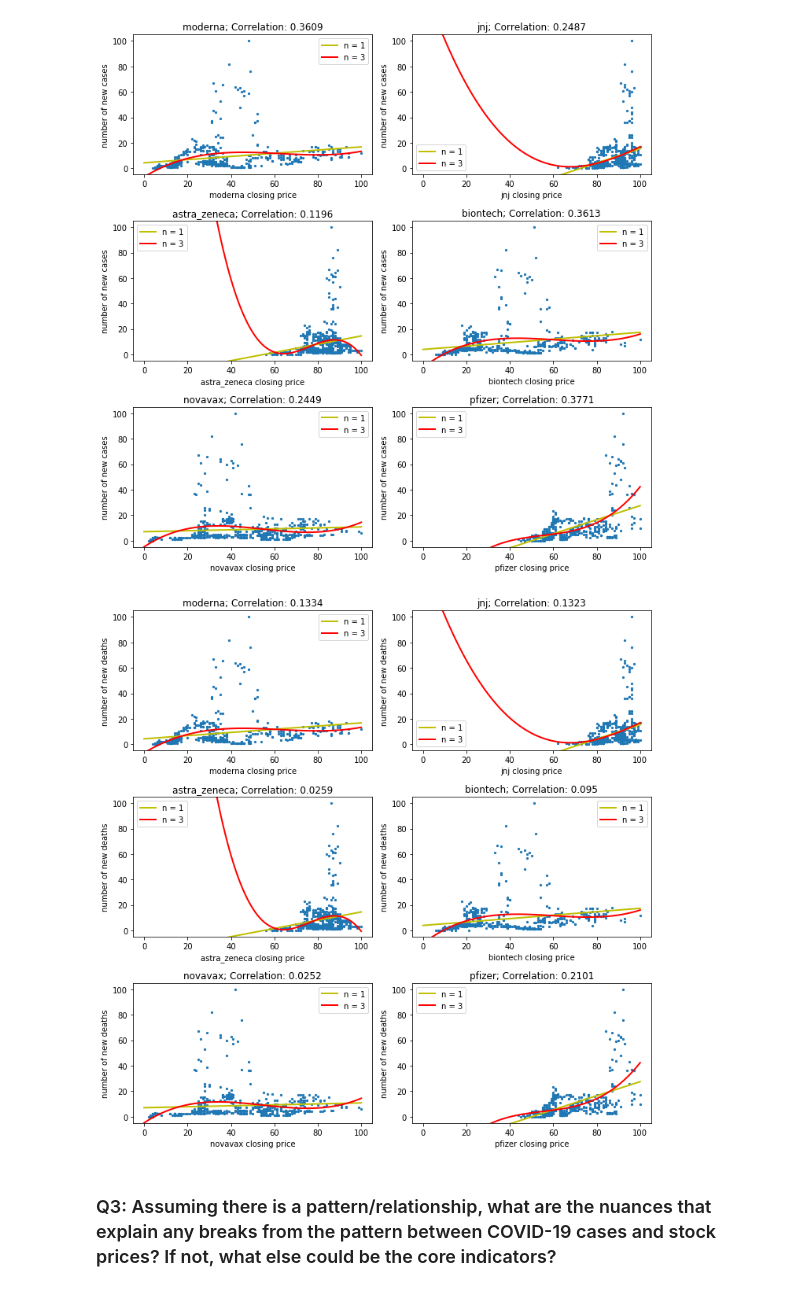
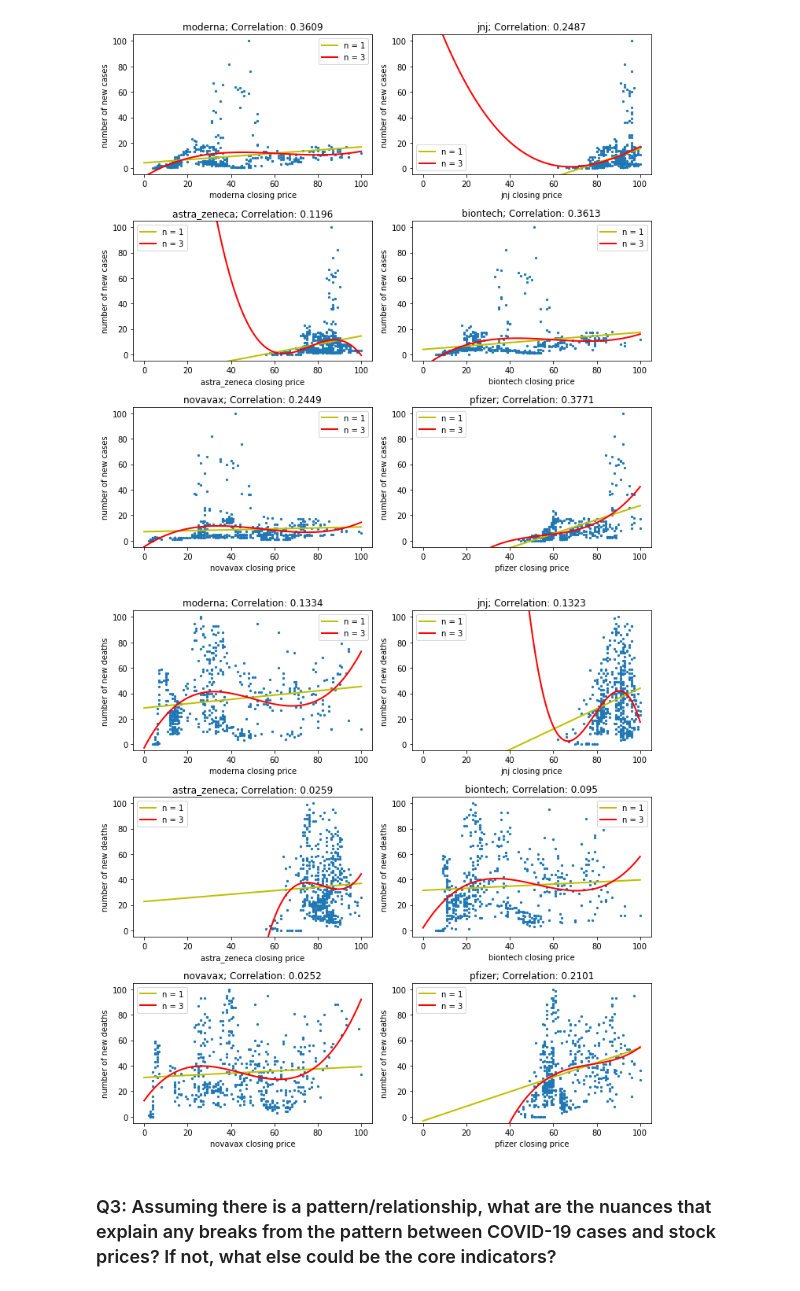
Before and after one commit to yyan17/SIADS-591, a Jupyter notebook: final_report/Vaccine Stock Analysis during the COVID-19 Pandemic.ipynb, the cells around one changed output. Drawn from its saved outputs; the diff is of its cells as text; code cells hidden in the pictures.

```diff
--- a/final_report/Vaccine Stock Analysis during the COVID-19 Pandemic.ipynb
+++ b/final_report/Vaccine Stock Analysis during the COVID-19 Pandemic.ipynb
@@ -404,33 +407,33 @@ plt.show()
 # %%
 corr = dict(q2_df.corr(method = 'kendall')['new_deaths'].drop(labels=['new_cases', 'new_deaths']))
 columns = ['moderna', 'jnj', 'astra_zeneca', 'biontech', 'novavax', 'pfizer']
 
 fig, axes = plt.subplots(3, 2, figsize = (10, 10))
 count = 0
 x_val = np.linspace(0, 100, num=100)
 for i in range(0, 3):
     for j in range(0, 2):
         col_name = columns[count]
-        axes[i][j].scatter(normalized_df[col_name], normalized_df['cases'], s=5);
+        axes[i][j].scatter(normalized_df[col_name], normalized_df['deaths'], s=5);
 
-        poly = np.poly1d(np.polyfit(normalized_df[col_name], normalized_df['cases'], 1))
+        poly = np.poly1d(np.polyfit(normalized_df[col_name], normalized_df['deaths'], 1))
         axes[i][j].plot(x_val, poly(x_val), color = "y", lw = 2, label = 'n = 1');
 
-        poly3 = np.poly1d(np.polyfit(normalized_df[col_name], normalized_df['cases'], 3))
+        poly3 = np.poly1d(np.polyfit(normalized_df[col_name], normalized_df['deaths'], 3))
         axes[i][j].plot(x_val, poly3(x_val), color = "r", lw = 2, label = 'n = 3');
 
         axes[i][j].set_title(col_name + '; Correlation: ' + str(round(corr[col_name + '_closing_price'], 4)));
         axes[i][j].set_xlabel(col_name + ' closing price');
         axes[i][j].set_ylabel('number of new deaths');
         axes[i][j].set_xlim([-5, 105])
         axes[i][j].set_ylim([-5, 105])
         axes[i][j].legend()
         count += 1
 
 fig.tight_layout()
 plt.show()
 # %% [output]
-[figure, old version]
+[figure, new version]
 # %% [markdown]
 <h3>Q3: Assuming there is a pattern/relationship, what are the nuances that explain any breaks from the pattern between COVID-19 cases and stock prices? If not, what else could be the core indicators?
 </h3>
```
Also changed, not shown: parts of 2 cells of this notebook, 2 other files.
